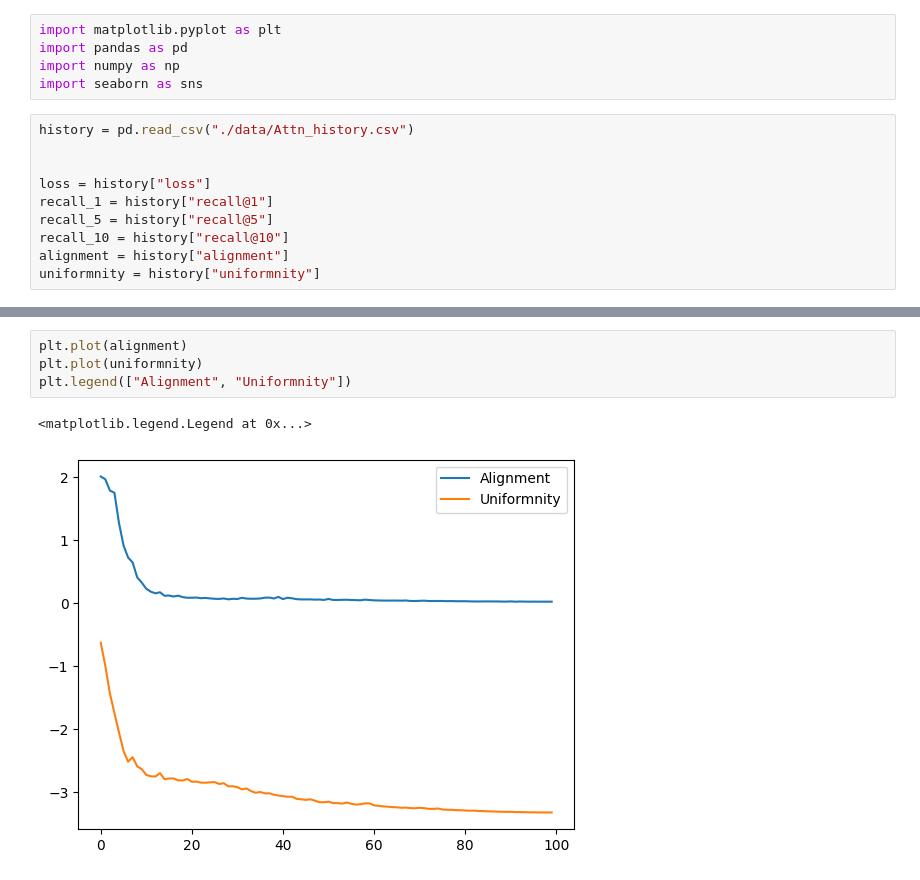
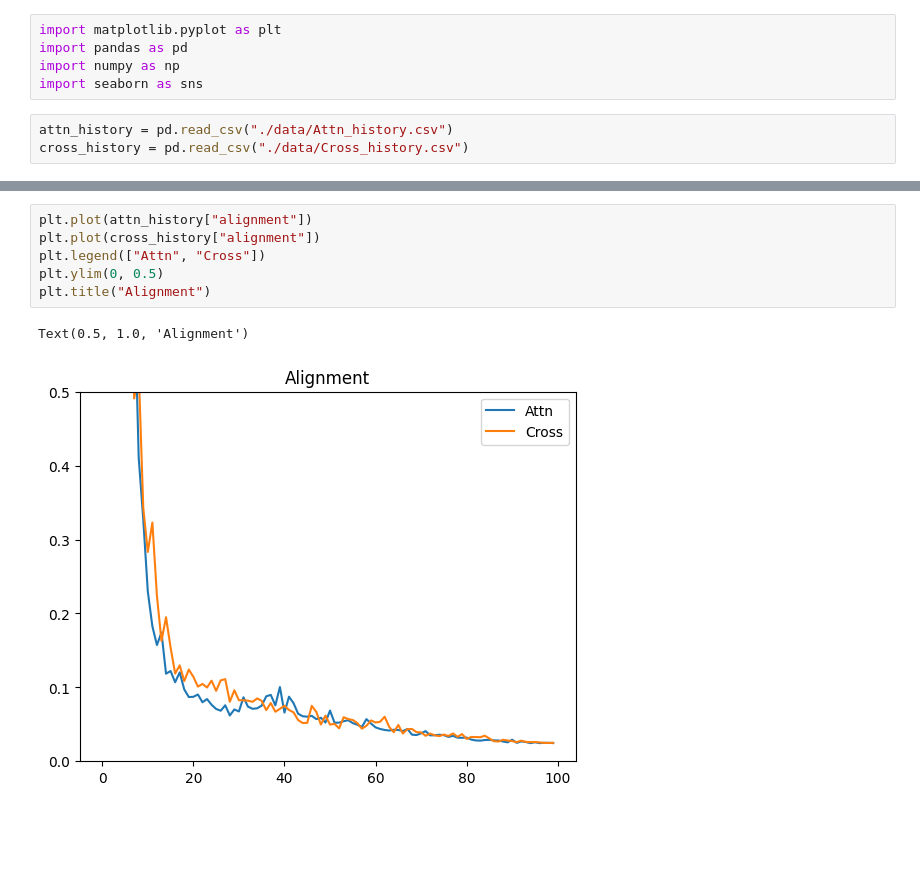
Before and after one commit to lluuww0112/Pllog, a Jupyter notebook: model/history_visualizetion/visualization.ipynb, the cells around one changed output, grey strips where cells are left out. Cells and saved outputs as stored; diff of their text form; blank space fills up the shorter version.

```diff
--- a/model/history_visualizetion/visualization.ipynb
+++ b/model/history_visualizetion/visualization.ipynb
@@ -4,13 +4,6 @@ import pandas as pd
 import numpy as np
 import seaborn as sns
 # %%
-history = pd.read_csv("./data/Attn_history.csv")
-
-
-loss = history["loss"]
-recall_1 = history["recall@1"]
-recall_5 = history["recall@5"]
-recall_10 = history["recall@10"]
-alignment = history["alignment"]
-uniformnity = history["uniformnity"]
+attn_history = pd.read_csv("./data/Attn_history.csv")
+cross_history = pd.read_csv("./data/Cross_history.csv")
 # %%
@@ -30,7 +25,9 @@ plt.legend(["recall@1", "recall@5", "recall@10"])
 # %%
-plt.plot(alignment)
-plt.plot(uniformnity)
-plt.legend(["Alignment", "Uniformnity"])
+plt.plot(attn_history["alignment"])
+plt.plot(cross_history["alignment"])
+plt.legend(["Attn", "Cross"])
+plt.ylim(0, 0.5)
+plt.title("Alignment")
 # %% [output]
-<matplotlib.legend.Legend at 0x...>
+Text(0.5, 1.0, 'Alignment')
-[figure, old version]
+[figure, new version]
```
Also changed, not shown: parts of 3 cells of this notebook, 1 other file.
